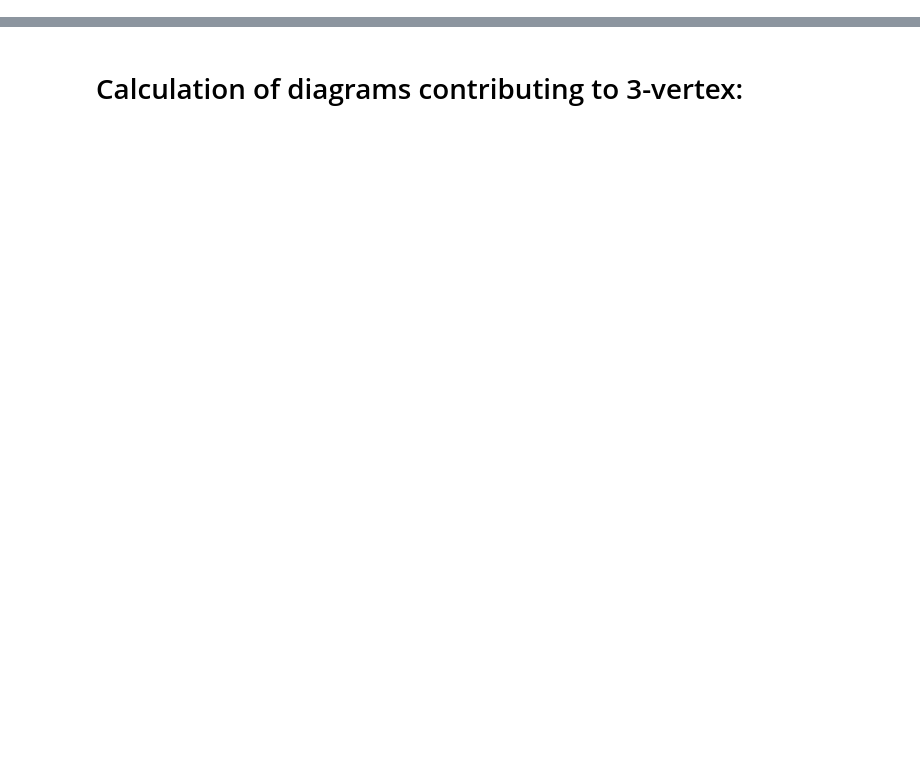
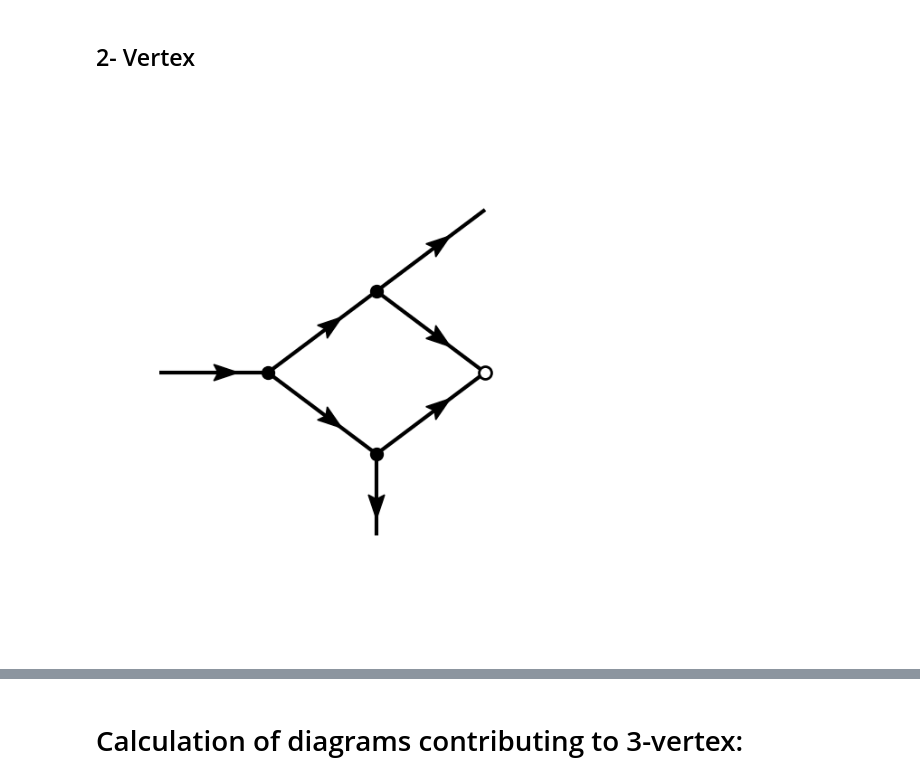
Before and after one commit to us-itp4/restflow, a Jupyter notebook: restflow/graph_test.ipynb, the cells around one changed output, grey strips where cells are left out. Saved outputs shown, nothing was run; the diff lists cells and outputs as text; code cells hidden in the pictures; blank space fills up the shorter version.

```diff
--- a/restflow/graph_test.ipynb
+++ b/restflow/graph_test.ipynb
@@ -49,19 +70,24 @@ def v3(k1,k2,k3,k4):
+# %% [markdown]
+## 2- Vertex
 # %%
 #figure a
 v = [Vertex() for i in range(4)]
 v[0].link_vertex(v[1])
 v[0].link_vertex(v[2])
 v[1].link_vertex(v[3])
 v[2].link_vertex(v[3])
 v[1].add_outgoing()
 v[2].add_outgoing()
 
 g = Graph(v)
 g.plot_graph()
 g.latex_graph('graph_plot')
 g.label_edges(q,[p,q-p],k)
 
-I = g.integral(f, D, k, alpha, a, v2, v3=0)
-display(I)
-I = symvec.integrate3(I, k, q, p, d, n=3)
-display(simplify(I))
+# Ia = g.integral(f, D, k, alpha, a, v2, v3=0)
+# Ia = symvec.integrate3(Ia, k, q, p, d, n=3)
+I_array = integrals_symmet(v, q, [p,q-p], f, D, k, alpha, a, v2, v3)
+Ia = solve_integrals_symmet(I_array, k, [q, p], d, n=3)
+display(simplify(Ia))
+# %% [output]
+[figure, added]
```
Also changed, not shown: parts of 17 cells of this notebook, 2 other files.
